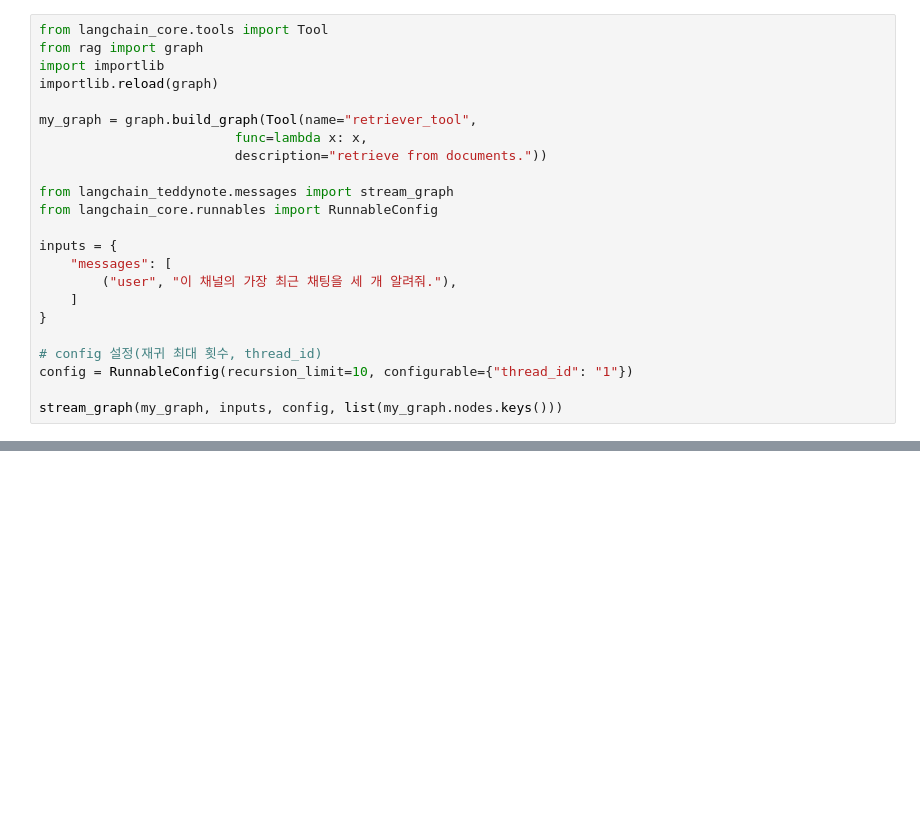
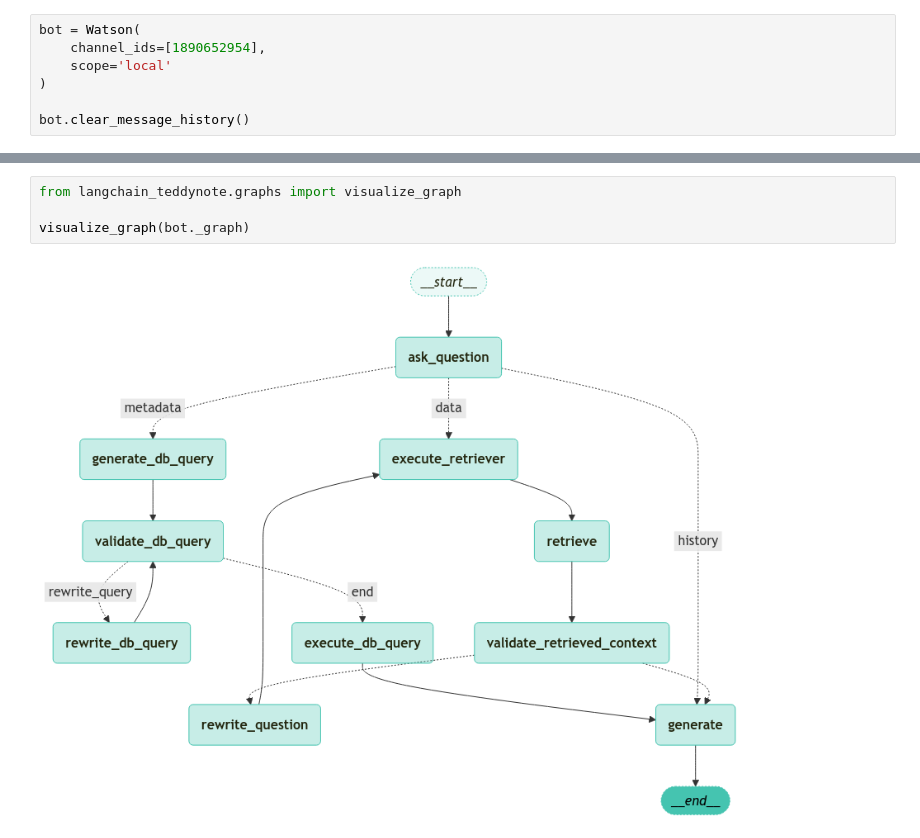
Before and after one commit to Gachon-Vigilante/Retriever_Flask, a Jupyter notebook: Modules/watson/exercises/graph.ipynb, the cells around one changed output, grey strips where cells are left out. Drawn from its saved outputs; the diff is of its cells as text; blank space fills up the shorter version.

```diff
--- a/Modules/watson/exercises/graph.ipynb
+++ b/Modules/watson/exercises/graph.ipynb
@@ -1,24 +20,8 @@
 # %%
-from langchain_core.tools import Tool
-from rag import graph
-import importlib
-importlib.reload(graph)
+bot = Watson(
+    channel_ids=[1890652954],
+    scope='local'
+)
 
-my_graph = graph.build_graph(Tool(name="retriever_tool",
-                         func=lambda x: x,
-                         description="retrieve from documents."))
-
-from langchain_teddynote.messages import stream_graph
-from langchain_core.runnables import RunnableConfig
-
-inputs = {
-    "messages": [
-        ("user", "이 채널의 가장 최근 채팅을 세 개 알려줘."),
-    ]
-}
-
-# config 설정(재귀 최대 횟수, thread_id)
-config = RunnableConfig(recursion_limit=10, configurable={"thread_id": "1"})
-
-stream_graph(my_graph, inputs, config, list(my_graph.nodes.keys()))
+bot.clear_message_history()
 # %% [output]
@@ -32,0 +45,6 @@ visualize_graph(my_graph)
+# %%
+from langchain_teddynote.graphs import visualize_graph
+
+visualize_graph(bot._graph)
+# %% [output]
+[figure, added]
```
Also changed, not shown: parts of 10 cells of this notebook, 13 other files.
